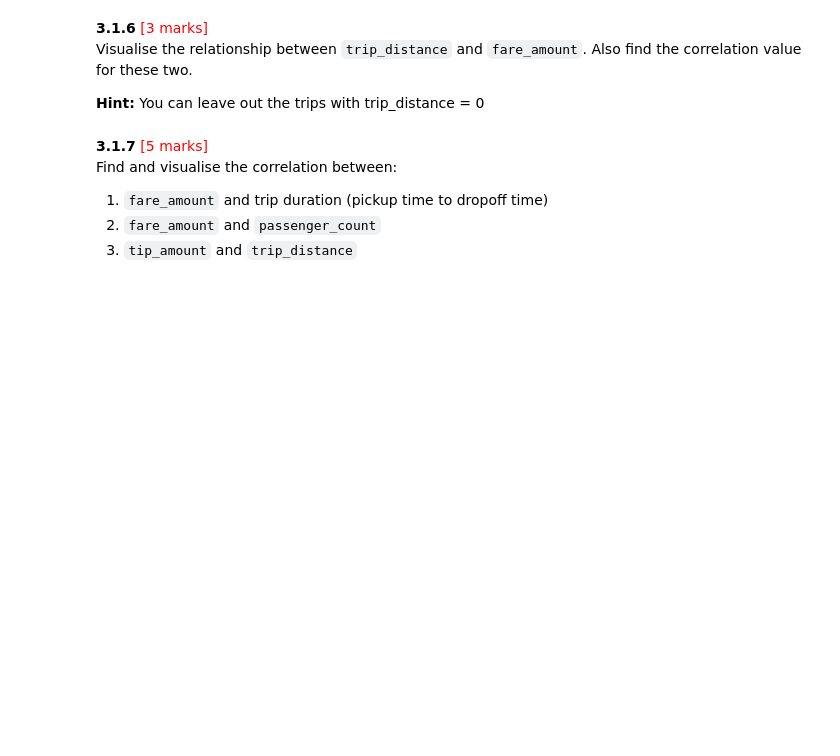
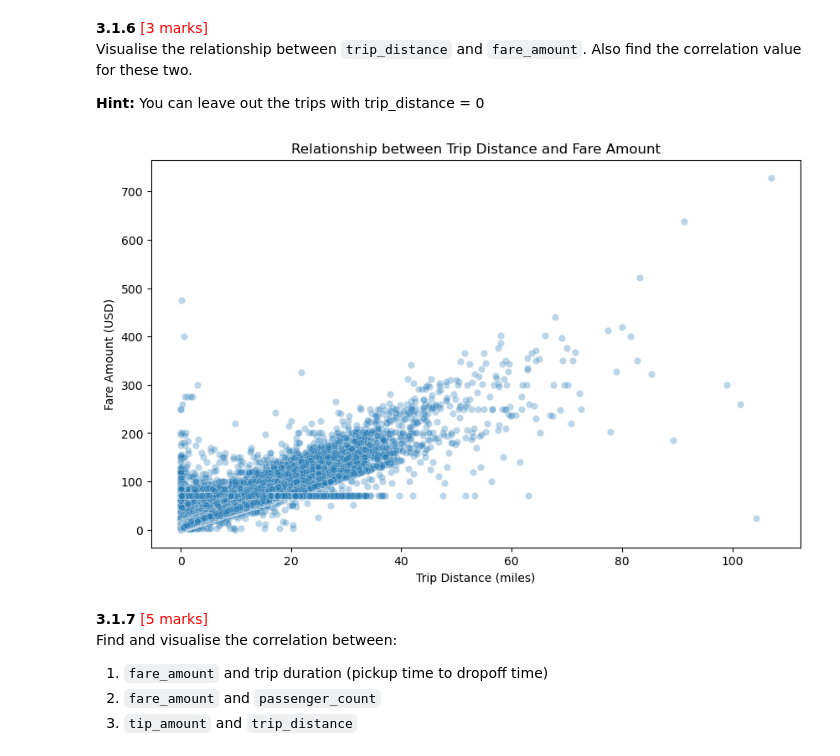
Before and after one commit to rajiv2607/EDA-NYC-Taxi, a Jupyter notebook: Datasets and Dictionary/EDA_Assg_NYC_Taxi_Starter.ipynb, the cells around one changed output. Cells and saved outputs as stored; diff of their text form; code cells hidden in the pictures; blank space fills up the shorter version.

```diff
--- a/Datasets and Dictionary/EDA_Assg_NYC_Taxi_Starter.ipynb
+++ b/Datasets and Dictionary/EDA_Assg_NYC_Taxi_Starter.ipynb
@@ -807,3 +851,21 @@ Visualise the relationship between `trip_distance` and `fare_amount`. Also find
+# %%
+# Show how trip fare is affected by distance
+
+# Visualise the relationship between trip_distance and fare_amount, excluding zero distances
+
+# Filter out trips with zero distance
+finance_df = non_zero_df[non_zero_df['trip_distance'] > 0]
+
+# Scatter plot
+plt.figure(figsize=(10, 6))
+sns.scatterplot(x='trip_distance', y='fare_amount', data=non_zero_df, alpha=0.3)
+plt.xlabel('Trip Distance (miles)')
+plt.ylabel('Fare Amount (USD)')
+plt.title('Relationship between Trip Distance and Fare Amount')
+
+plt.show()
+# %% [output]
+[figure, added]
 # %% [markdown]
 **3.1.7** <font color = red>[5 marks]</font> <br>
 Find and visualise the correlation between:
```
Also changed, not shown: parts of 76 cells of this notebook.
